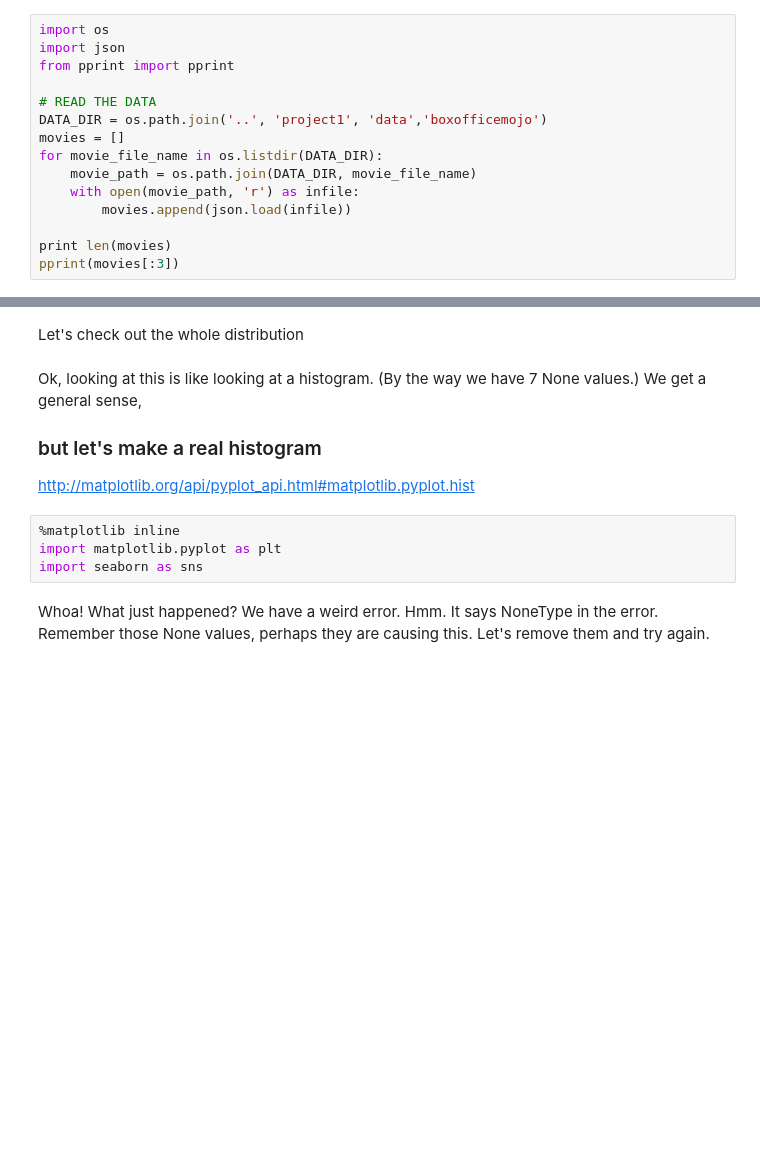
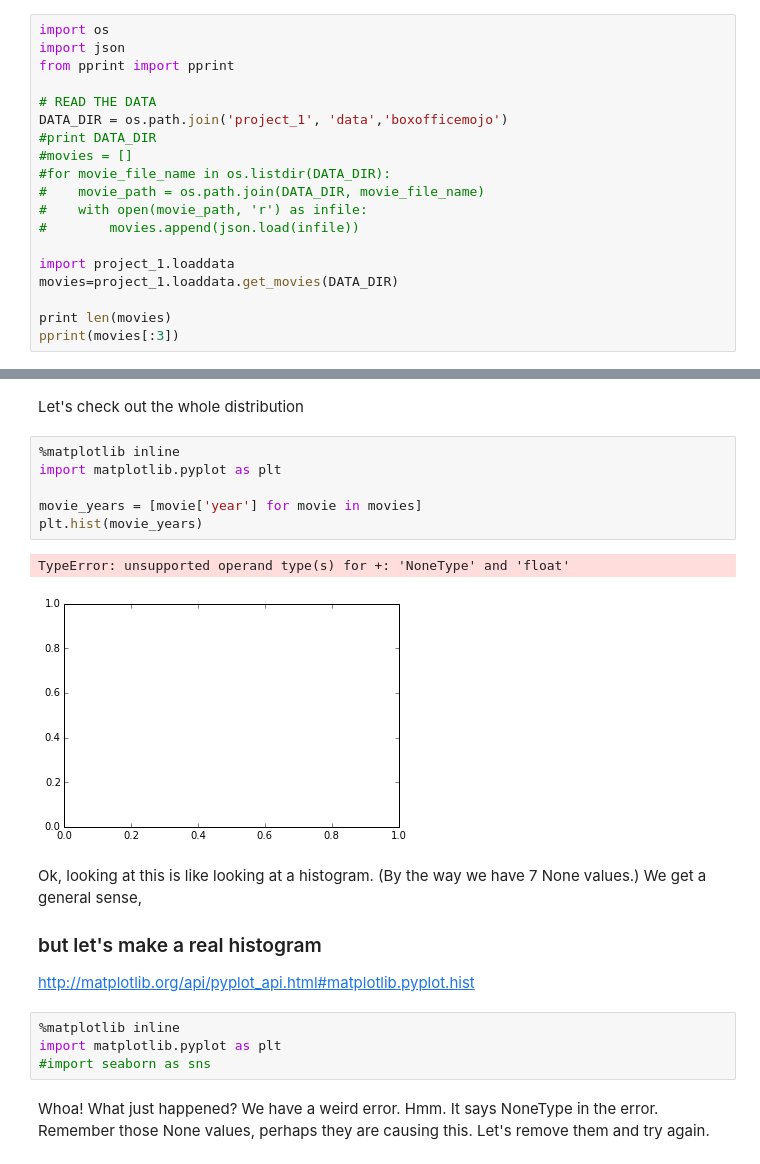
Before and after one commit to StevenLiCOF/DSCB_Project_2_Group, a Jupyter notebook: EDA_and_Regression_student.ipynb, the cells around one changed output, grey strips where cells are left out. Drawn from its saved outputs; the diff is of its cells as text; blank space fills up the shorter version.

```diff
--- a/EDA_and_Regression_student.ipynb
+++ b/EDA_and_Regression_student.ipynb
@@ -6,12 +6,16 @@ import json
 from pprint import pprint
 
 # READ THE DATA
-DATA_DIR = os.path.join('..', 'project1', 'data','boxofficemojo')
-movies = []
-for movie_file_name in os.listdir(DATA_DIR):
-    movie_path = os.path.join(DATA_DIR, movie_file_name)
-    with open(movie_path, 'r') as infile:
-        movies.append(json.load(infile))
+DATA_DIR = os.path.join('project_1', 'data','boxofficemojo')
+#print DATA_DIR
+#movies = []
+#for movie_file_name in os.listdir(DATA_DIR):
+#    movie_path = os.path.join(DATA_DIR, movie_file_name)
+#    with open(movie_path, 'r') as infile:
+#        movies.append(json.load(infile))
+
+import project_1.loaddata
+movies=project_1.loaddata.get_movies(DATA_DIR)
 
 print len(movies)
 pprint(movies[:3])
@@ -45,5 +80,14 @@ pprint(movies[:3])
 # %% [markdown]
 Let's check out the whole distribution
+# %%
+%matplotlib inline
+import matplotlib.pyplot as plt
+
+movie_years = [movie['year'] for movie in movies]
+plt.hist(movie_years)
+# %% [output]
+TypeError: unsupported operand type(s) for +: 'NoneType' and 'float'
+[figure, added]
 # %% [markdown]
 Ok, looking at this is like looking at a histogram. (By the way we have 7 None values.) We get a general sense,
 
@@ -52,7 +96,7 @@ http://matplotlib.org/api/pyplot_api.html#matplotlib.pyplot.hist
 # %%
 %matplotlib inline
 import matplotlib.pyplot as plt
-import seaborn as sns
+#import seaborn as sns
 # %% [markdown]
 Whoa! What just happened? We have a weird error. Hmm. It says NoneType in the error. Remember those None values, perhaps they are causing this. Let's remove them and try again.
 # %%
```
Also changed, not shown: parts of 27 cells of this notebook, 1 other file.
